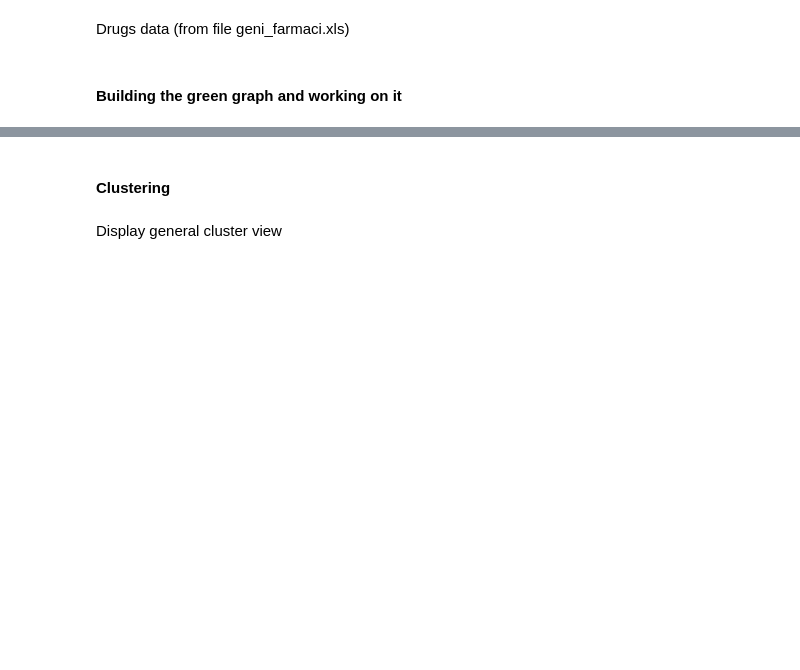
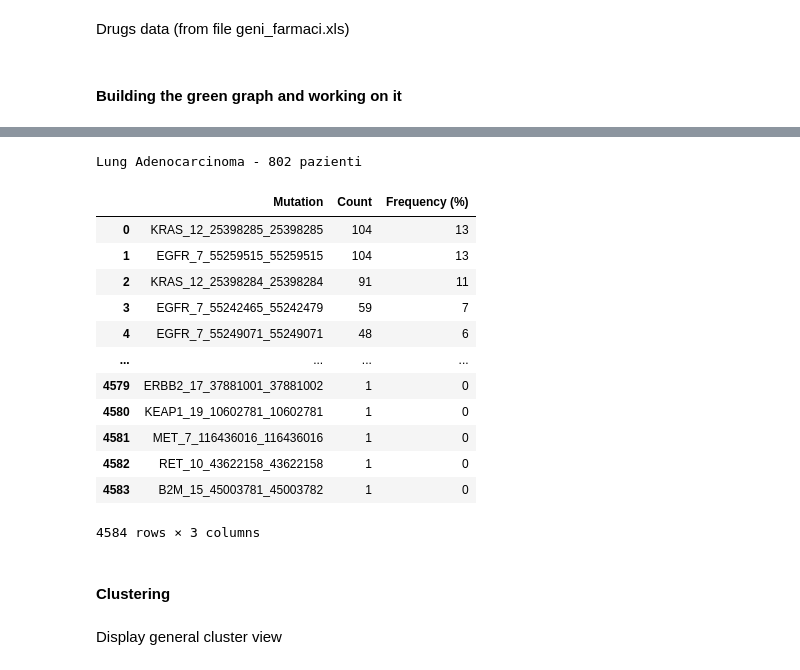
Before and after one commit to belldav/Medical-Data-Analysis, a Jupyter notebook: plot.ipynb, the cells around one changed output, grey strips where cells are left out. Drawn from its saved outputs; the diff is of its cells as text; code cells hidden in the pictures; blank space fills up the shorter version.

```diff
--- a/plot.ipynb
+++ b/plot.ipynb
@@ -68,12 +129,26 @@ display(ddfi)
 # %%
 disease = 'Lung Adenocarcinoma'
 mcount = dip_graph.degree(disease)
-dis_mutations = getMutations_fromDisease(dip_graph, pm_graph, disease, mcount)
+df = getMutations_fromDisease(dip_graph, pm_graph, disease, mcount)
 print(f'{disease} - {mcount} pazienti')
 #dis_mutations = dis_mutations.style.set_caption(f'{disease} - {mcount} patients')
-df = dis_mutations.iloc[:10]
 display(df)
 #dfi.export(df, f'immagini tesi/{studyId}/panadenocarcinoma.png')
+# %% [output]
+Lung Adenocarcinoma - 802 pazienti
+|  | Mutation | Count | Frequency (%) |
+| 0 | KRAS_12_25398285_25398285 | 104 | 13 |
+| 1 | EGFR_7_55259515_55259515 | 104 | 13 |
+| 2 | KRAS_12_25398284_25398284 | 91 | 11 |
+| 3 | EGFR_7_55242465_55242479 | 59 | 7 |
+| 4 | EGFR_7_55249071_55249071 | 48 | 6 |
+| ... | ... | ... | ... |
+| 4579 | ERBB2_17_37881001_37881002 | 1 | 0 |
+| 4580 | KEAP1_19_10602781_10602781 | 1 | 0 |
+| 4581 | MET_7_116436016_116436016 | 1 | 0 |
+| 4582 | RET_10_43622158_43622158 | 1 | 0 |
+| 4583 | B2M_15_45003781_45003782 | 1 | 0 |
+4584 rows × 3 columns
 # %% [markdown]
 #### Clustering
 # %%
```
Also changed, not shown: parts of 10 cells of this notebook, 1 other file.
